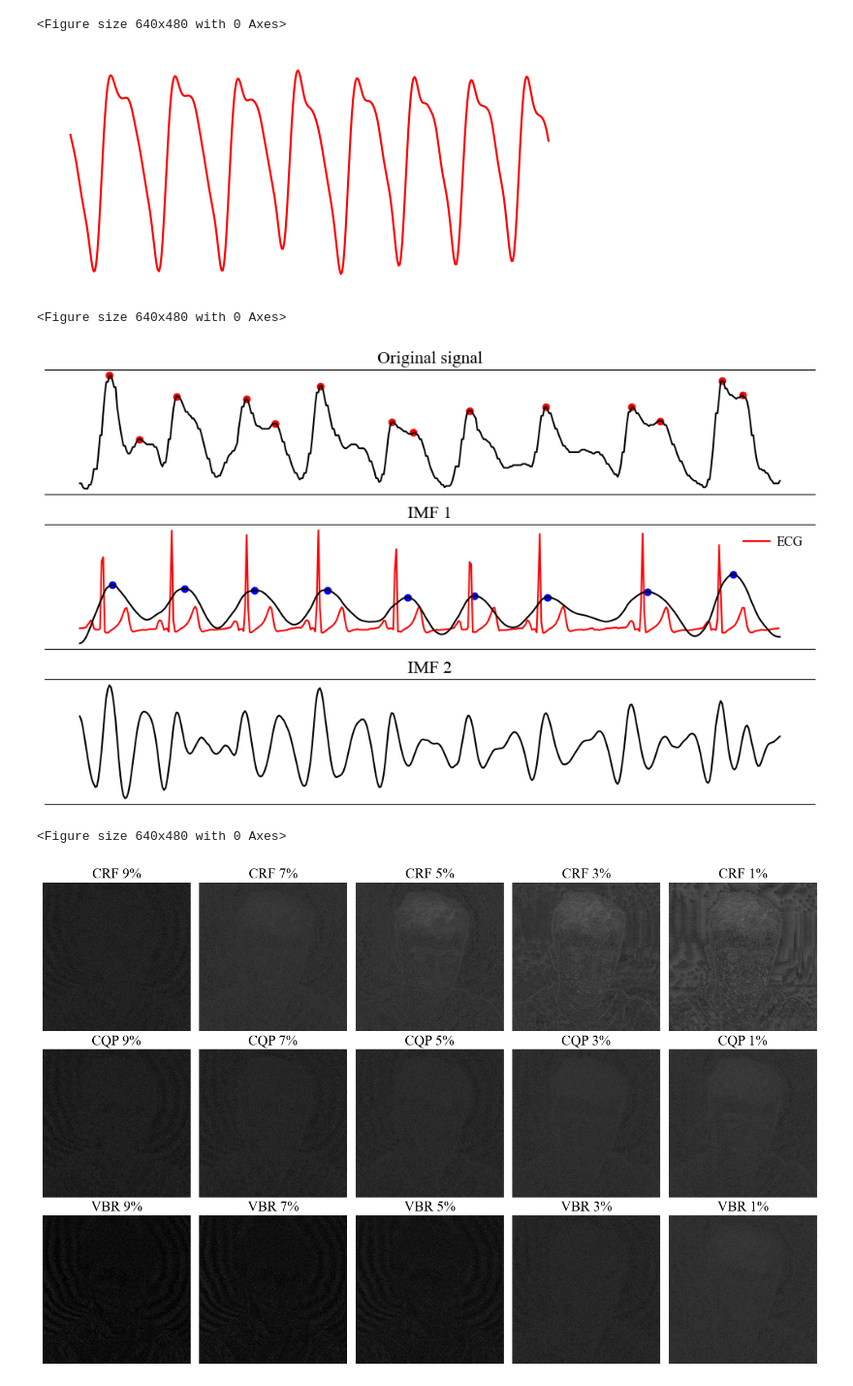
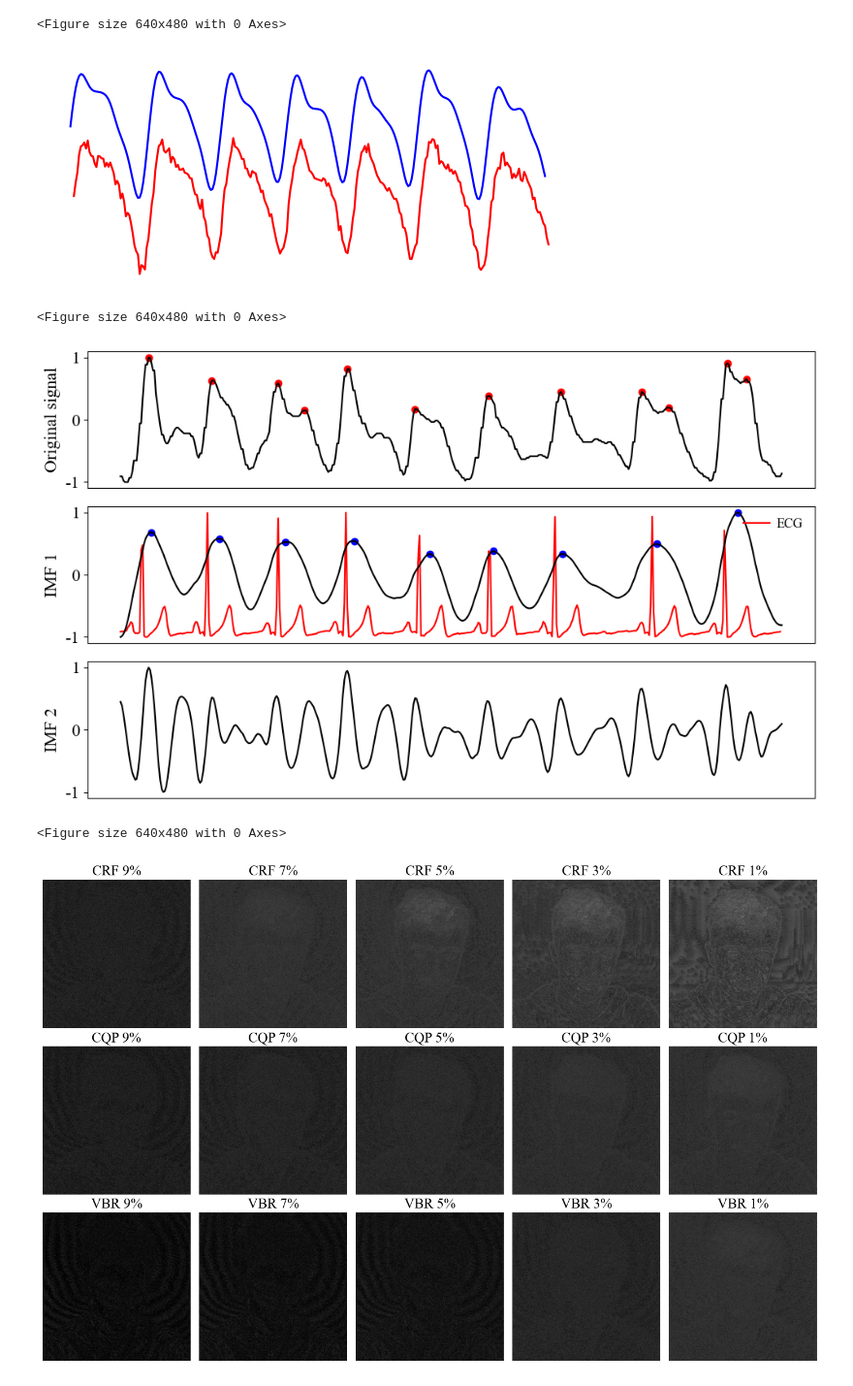
Before and after one commit to gnaloaixey/rppg_video_compression, a Jupyter notebook: draw_figure.ipynb, the cells around one changed output. Shown at 97% size. Drawn from its saved outputs; the diff is of its cells as text; code cells hidden in the pictures.

```diff
--- a/draw_figure.ipynb
+++ b/draw_figure.ipynb
@@ -70,11 +70,14 @@ plt.clf()
 <Figure size 640x480 with 0 Axes>
 # %%
 # bvp
-df_psnr = pd.read_csv('D:\\dataset\\compression\\test\\UBFC-PHYs_1\\s1\\bvp_s1_T1.csv')
-data = df_psnr.iloc[30:420,0].to_numpy()
+df_psnr = pd.read_csv('D:\\dataset\\compression\\UBFC-PHYs_test\\s1\\bvp_s1_T1.csv')
+data = df_psnr.iloc[30:305,0].to_numpy()
 data = (data - data.mean())/data.std()
 fig = plt.figure(figsize=(7,3))
-plt.plot(data,color="red")
+plt.plot(np.arange(len(data)),data,color="blue")
+noise = np.random.normal(-2, 0.1, data.shape)
+noisy_data = data + noise
+plt.plot(np.arange(len(noisy_data))+2,noisy_data,color="red")
 # plt.title("BVP")
 ax = fig.gca()
 # ax.spines['right'].set_color('none')
@@ -89,10 +92,11 @@ plt.xticks([])
 # frame = legend.get_frame()
 # frame.set_facecolor('white')
 plt.savefig(f"{outdir}/bvp.pdf",transparent=True,bbox_inches='tight')
+plt.savefig(f"{outdir}/bvp.svg",transparent=True,bbox_inches='tight')
 plt.show()
 plt.clf()
 # %% [output]
-[figure, old version]
+[figure, new version]
 <Figure size 640x480 with 0 Axes>
 # %%
 from vmdpy import VMD
@@ -145,44 +149,50 @@ plt.figure(figsize=(10, 6))
 
 # 绘制原始信号
 plt.subplot(len(IMFs) + 1, 1, 1)
-plt.yticks([])
+plt.yticks([-1,0,1])
 plt.xticks([])
 ax = plt.gca()
-ax.spines['left'].set_color('none')
-ax.spines['right'].set_color('none')
+# ax.spines['left'].set_color('none')
+# ax.spines['right'].set_color('none')
+original_signal = (original_signal -original_signal.min())/(original_signal.max()-original_signal.min()) * 2 - 1
 plt.plot(original_signal, color='black')
 peaks, _ = find_peaks(original_signal, height=0)
 plt.scatter(x[peaks], original_signal[peaks], color='red')
-plt.title('Original signal',fontsize=16)
-
+# plt.title('Original signal',fontsize=16)
+plt.ylabel('Original signal',fontsize=16)
 # IMFs[0] += IMFs[1]
 # 绘制分解后的每个模态函数
 for i, imf in enumerate(IMFs):
     imf = np.array(imf)
     imf = (imf-imf.mean())/imf.std()
+    imf = (imf -imf.min())/(imf.max()-imf.min()) * 2 - 1
     plt.subplot(len(IMFs) + 1, 1, i + 2)
-    plt.yticks([])
+    plt.yticks([-1,0,1])
     plt.xticks([])
     ax = plt.gca()
-    ax.spines['left'].set_color('none')
-    ax.spines['right'].set_color('none')
+    # ax.spines['left'].set_color('none')
+    # ax.spines['right'].set_color('none')
     if i == 0:
         peaks, _ = find_peaks(imf, height=0)
         plt.scatter(x[peaks], imf[peaks], color='blue')
+        ecg_signal = (ecg_signal -ecg_signal.min())/(ecg_signal.max()-ecg_signal.min()) * 2 - 1
         plt.plot(ecg_signal, color='red',label='ECG')
         legend = ax.legend(handlelength=2, handletextpad=0.5,framealpha=0, edgecolor='#e6e6e6', loc='upper right',fontsize=12)
         frame = legend.get_frame()
         frame.set_facecolor('white')
     plt.plot(imf, color='black')
     # if i == 0:
     #     plt.plot(ecg_signal, color='red')
-    plt.title(f'IMF {i+1}',fontsize=16)
+    # plt.title(f'IMF {i+1}',fontsize=16)
+    plt.ylabel(f'IMF {i+1}',fontsize=16)
 plt.tight_layout()  # 调整子图布局，防止重叠
+plt.savefig(f"{outdir}/vmd_image.svg",transparent=True,bbox_inches='tight')
+plt.savefig(f"{outdir}/vmd_image.png",transparent=True,bbox_inches='tight')
 plt.savefig(f"{outdir}/vmd_image.pdf",transparent=True,bbox_inches='tight')
 plt.show()
 plt.clf()
 # %% [output]
-[figure, old version]
+[figure, new version]
 <Figure size 640x480 with 0 Axes>
 # %%
 # diff
```
Also changed, not shown: parts of 5 cells of this notebook, 7 other files.
